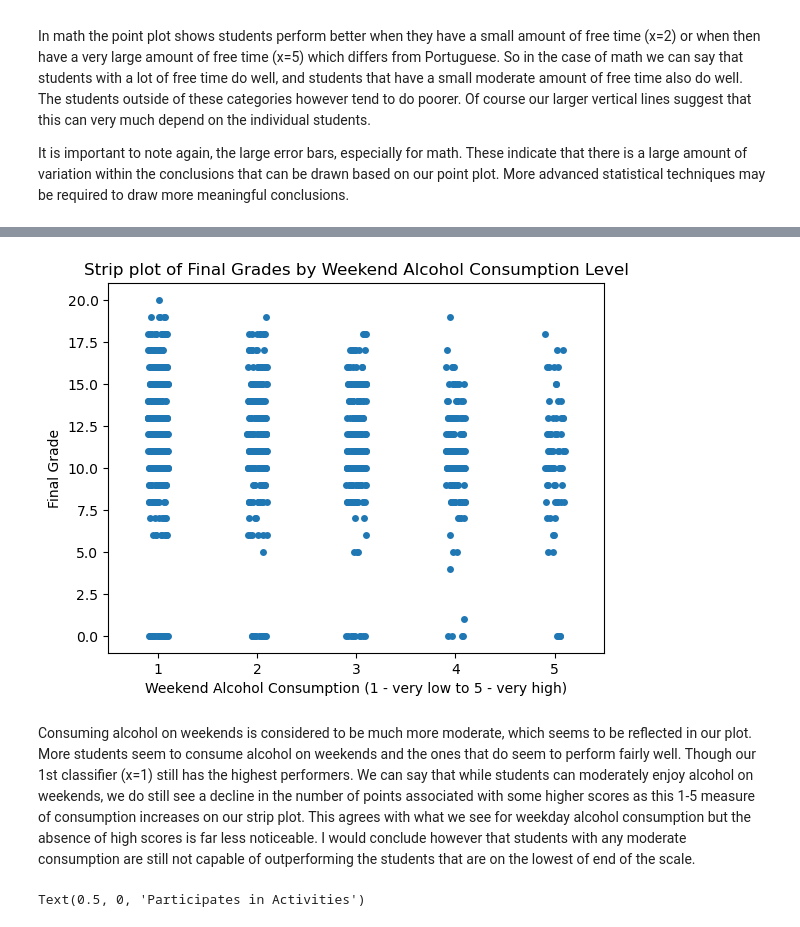
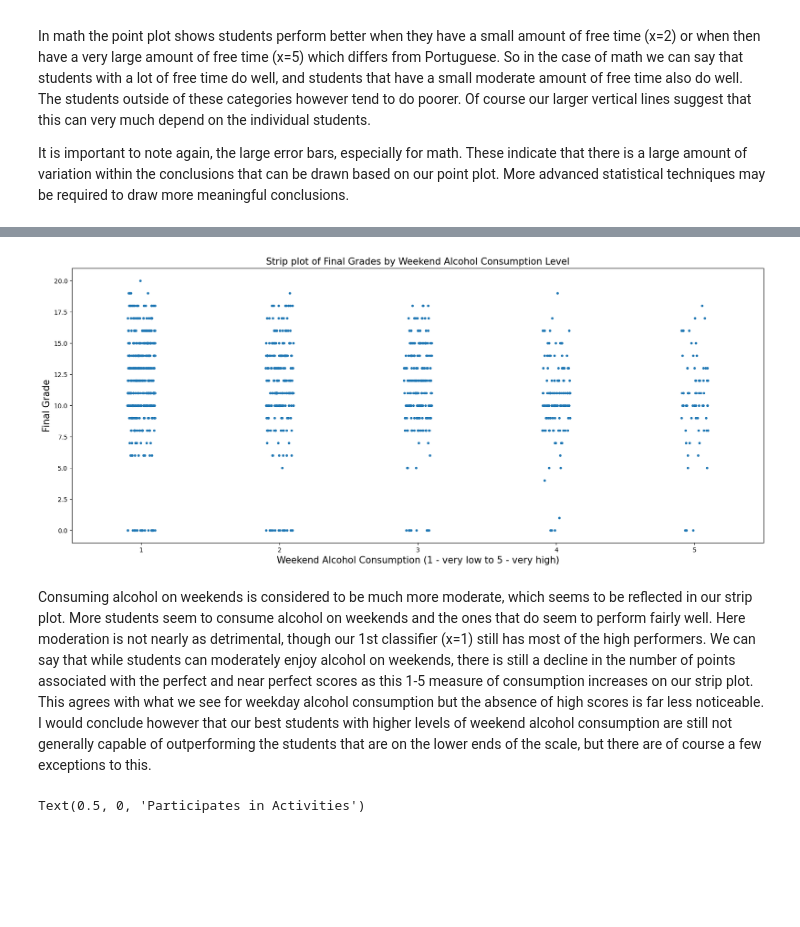
Before and after one commit to ubco-W2022T1-cosc301/project-group05, a Jupyter notebook: notebooks/analysis2.ipynb, the cells around one changed output, grey strips where cells are left out. Drawn from its saved outputs; the diff is of its cells as text; code cells hidden in the pictures; blank space fills up the shorter version.

```diff
--- a/notebooks/analysis2.ipynb
+++ b/notebooks/analysis2.ipynb
@@ -441,9 +442,11 @@ Looks like the function completes my Analysis Pipeline as intended.
 
 #### Re-evaluating previous plots and restating conclusions with cleaned data.
 # %%
+export_path = "../analysis2"
 sns.pointplot(data=clean_df, x="free_time", y="final_grade", hue= "subject",  dodge=True)
 
 plt.title('Point plot of Final Grades by Level of Freetime')
 plt.ylabel('Final Grade')
 plt.xlabel('Free Time After School (1 - very low to 5 - very high)')
+plt.savefig(export_path + "_fig1.png")
 # %% [output]
@@ -472,15 +475,17 @@ Since we are now analyzing our data to answer my research question I would like
 
 #### Analyzing additional plots
 # %%
-sns.stripplot(x='weekend_alcohol', y='final_grade', data=clean_df, size=5)
-plt.title('Strip plot of Final Grades by Weekend Alcohol Consumption Level')
-plt.ylabel('Final Grade')
-plt.xlabel('Weekend Alcohol Consumption (1 - very low to 5 - very high)')
+fig, ax = plt.subplots(figsize=(20,8))
+sns.stripplot(x='weekend_alcohol', y='final_grade', data=clean_df, size=4,ax=ax)
+plt.title('Strip plot of Final Grades by Weekend Alcohol Consumption Level',fontsize=15)
+plt.ylabel('Final Grade',fontsize=15)
+plt.xlabel('Weekend Alcohol Consumption (1 - very low to 5 - very high)',fontsize=15)
+plt.savefig(export_path + "_fig2.png")
 plt.show()
 # %% [output]
-[figure, old version]
+[figure, new version]
 # %% [markdown]
-Consuming alcohol on weekends is considered to be much more moderate, which seems to be reflected in our plot. More students seem to consume alcohol on weekends and the ones that do seem to perform fairly well. Though our 1st classifier (x=1) still has the highest performers. We can say that while students can moderately enjoy alcohol on weekends, we do still see a decline in the number of points associated with some higher scores as this 1-5 measure of consumption increases on our strip plot. This agrees with what we see for weekday alcohol consumption but the absence of high scores is far less noticeable. I would conclude however that students with any moderate consumption are still not capable of outperforming the students that are on the lowest of end of the scale.
+Consuming alcohol on weekends is considered to be much more moderate, which seems to be reflected in our strip plot. More students seem to consume alcohol on weekends and the ones that do seem to perform fairly well. Here moderation is not nearly as detrimental, though our 1st classifier (x=1) still has most of the high performers. We can say that while students can moderately enjoy alcohol on weekends, there is still a decline in the number of points associated with the perfect and near perfect scores as this 1-5 measure of consumption increases on our strip plot. This agrees with what we see for weekday alcohol consumption but the absence of high scores is far less noticeable. I would conclude however that our best students with higher levels of weekend alcohol consumption are still not generally capable of outperforming the students that are on the lower ends of the scale, but there are of course a few exceptions to this.
 # %%
 sns.barplot(x ='activity_participation', y ='final_grade', data = clean_df, hue ='subject')
 plt.title('Bar plot of Final Grades by Activity Participation')
```
Also changed, not shown: parts of 10 cells of this notebook.
